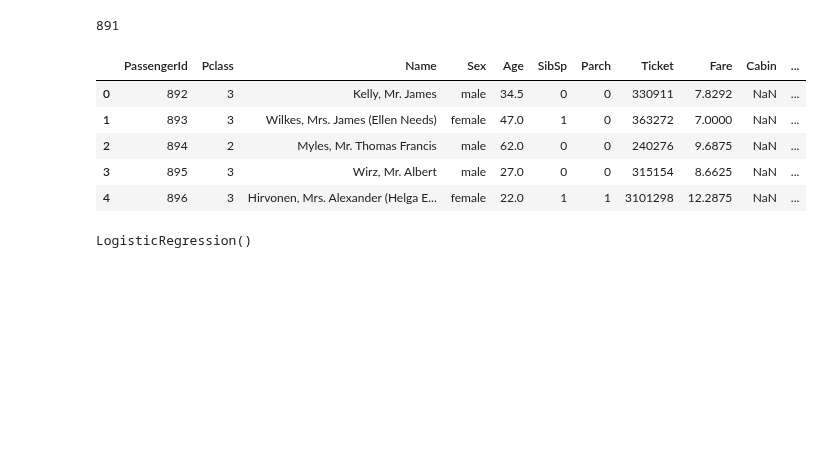
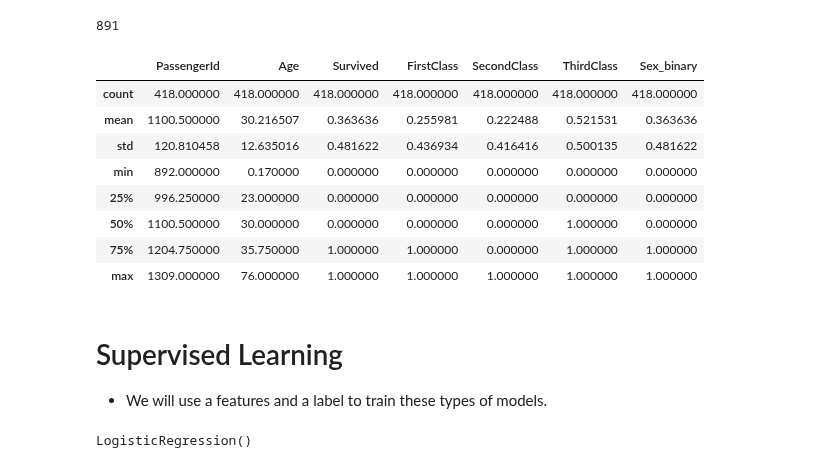
Before and after one commit to DomenickD/DataScience-IEX-USF, a Jupyter notebook: Titanic/titanic.ipynb, the cells around one changed output. Cells and saved outputs as stored; diff of their text form; code cells hidden in the pictures; blank space fills up the shorter version.

```diff
--- a/Titanic/titanic.ipynb
+++ b/Titanic/titanic.ipynb
@@ -15,7 +13,7 @@ from sklearn.preprocessing import StandardScaler #used for standardization (some
 #load the data into dataframes
 #data retrieved from kaggle competitions
 train = pd.read_csv("train.csv")
-test = pd.read_csv("test.csv")
+test_df = pd.read_csv("test.csv")
 gender_submission = pd.read_csv("gender_submission.csv")
 # %%
 #will focus on train data for now.
@@ -45,0 +33,5 @@ gender_submission.head()
+# %%
+#Merge the gender_submission database and the test_df database since they were given by kaggle
+#but contain incomplete data in comparision to the train dataframe. This merge consolidates for further manipulation
+test = pd.merge(test_df, gender_submission, on = "PassengerId", how="inner")
+test.head()
@@ -117,0 +134,6 @@ train.head()
+# %%
+columns_to_drop = ["Pclass", "Name", "Sex", "SibSp", "Parch", "Ticket", "Fare", "Cabin", "Embarked"]
+
+train = train.drop(columns_to_drop, axis = 1)
+test = test.drop(columns_to_drop, axis = 1)
+train.head()
@@ -128,14 +186,21 @@ train["Age"].count() #now we have every row accounted for. (There are various wa
 # %% [output]
 891
 # %%
-test.head()
+test.describe()
 # %% [output]
-|  | PassengerId | Pclass | Name | Sex | Age | SibSp | Parch | Ticket | Fare | Cabin | ... |
-| 0 | 892 | 3 | Kelly, Mr. James | male | 34.5 | 0 | 0 | 330911 | 7.8292 | NaN | ... |
-| 1 | 893 | 3 | Wilkes, Mrs. James (Ellen Needs) | female | 47.0 | 1 | 0 | 363272 | 7.0000 | NaN | ... |
-| 2 | 894 | 2 | Myles, Mr. Thomas Francis | male | 62.0 | 0 | 0 | 240276 | 9.6875 | NaN | ... |
-| 3 | 895 | 3 | Wirz, Mr. Albert | male | 27.0 | 0 | 0 | 315154 | 8.6625 | NaN | ... |
-| 4 | 896 | 3 | Hirvonen, Mrs. Alexander (Helga E... | female | 22.0 | 1 | 1 | 3101298 | 12.2875 | NaN | ... |
+|  | PassengerId | Age | Survived | FirstClass | SecondClass | ThirdClass | Sex_binary |
+| count | 418.000000 | 418.000000 | 418.000000 | 418.000000 | 418.000000 | 418.000000 | 418.000000 |
+| mean | 1100.500000 | 30.216507 | 0.363636 | 0.255981 | 0.222488 | 0.521531 | 0.363636 |
+| std | 120.810458 | 12.635016 | 0.481622 | 0.436934 | 0.416416 | 0.500135 | 0.481622 |
+| min | 892.000000 | 0.170000 | 0.000000 | 0.000000 | 0.000000 | 0.000000 | 0.000000 |
+| 25% | 996.250000 | 23.000000 | 0.000000 | 0.000000 | 0.000000 | 0.000000 | 0.000000 |
+| 50% | 1100.500000 | 30.000000 | 0.000000 | 0.000000 | 0.000000 | 1.000000 | 0.000000 |
+| 75% | 1204.750000 | 35.750000 | 1.000000 | 1.000000 | 0.000000 | 1.000000 | 1.000000 |
+| max | 1309.000000 | 76.000000 | 1.000000 | 1.000000 | 1.000000 | 1.000000 | 1.000000 |
+# %% [markdown]
+# Supervised Learning
+
+- We will use a features and a label to train these types of models.
 # %%
 #I want to focus on training a model on Age, Sex_binary, FirstClass, SecondClass, ThirdClass
 #The goal is to predict whether or not the user survived based on this.
```
Also changed, not shown: parts of 15 cells of this notebook, 1 other file.
